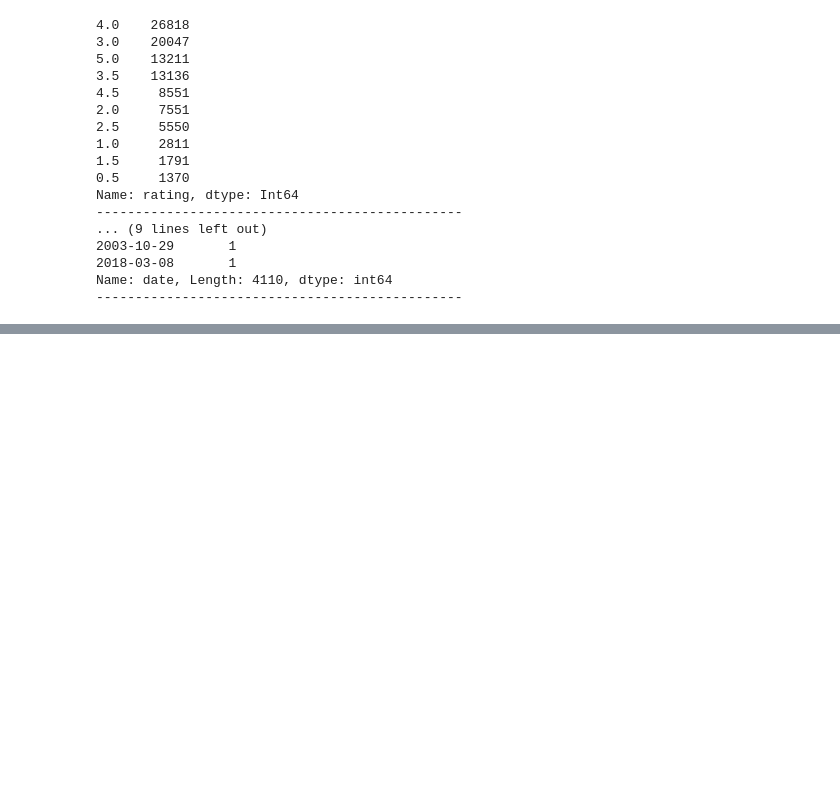
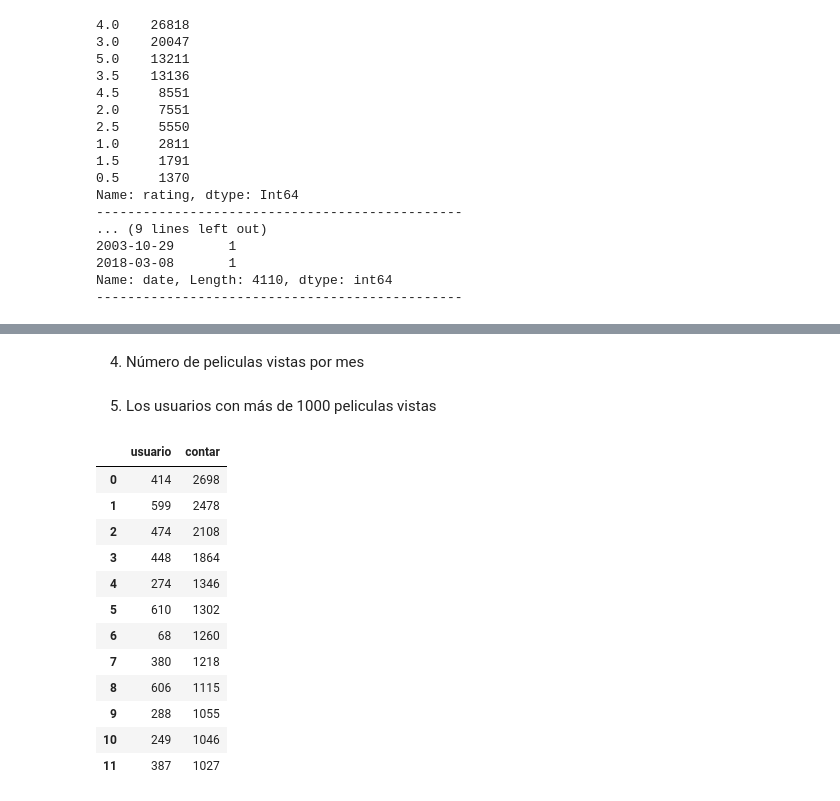
Before and after one commit to Bast-aleja/Marketing_1, a Jupyter notebook: Lectura_y_depuración_bases_Trabajo_peliculasreal.ipynb, the cells around one changed output, grey strips where cells are left out. Saved outputs shown, nothing was run; the diff lists cells and outputs as text; code cells hidden in the pictures; blank space fills up the shorter version.

```diff
--- a/Lectura_y_depuración_bases_Trabajo_peliculasreal.ipynb
+++ b/Lectura_y_depuración_bases_Trabajo_peliculasreal.ipynb
@@ -410,0 +569,2 @@ ratings =ratings.copy(deep= True)
+# %% [markdown]
+4. Número de peliculas vistas por mes
@@ -410,0 +584,29 @@ ratings =ratings.copy(deep= True)
+# %% [markdown]
+5. Los usuarios con más de 1000 peliculas vistas
+# %%
+#usuarios con más de 1000 peliculas vistas
+R5_1=pd.read_sql(""" select
+                          "userId" as usuario,
+                          count(*) as contar
+                          from ratings
+                          group by "userId"
+                          order by contar desc
+                          """, conn)
+R5_1
+# %%
+R5_2=R5_1[(R5_1['contar']>1000)]
+R5_2
+# %% [output]
+|  | usuario | contar |
+| 0 | 414 | 2698 |
+| 1 | 599 | 2478 |
+| 2 | 474 | 2108 |
+| 3 | 448 | 1864 |
+| 4 | 274 | 1346 |
+| 5 | 610 | 1302 |
+| 6 | 68 | 1260 |
+| 7 | 380 | 1218 |
+| 8 | 606 | 1115 |
+| 9 | 288 | 1055 |
+| 10 | 249 | 1046 |
+| 11 | 387 | 1027 |
```
Also changed, not shown: parts of 32 cells of this notebook.
